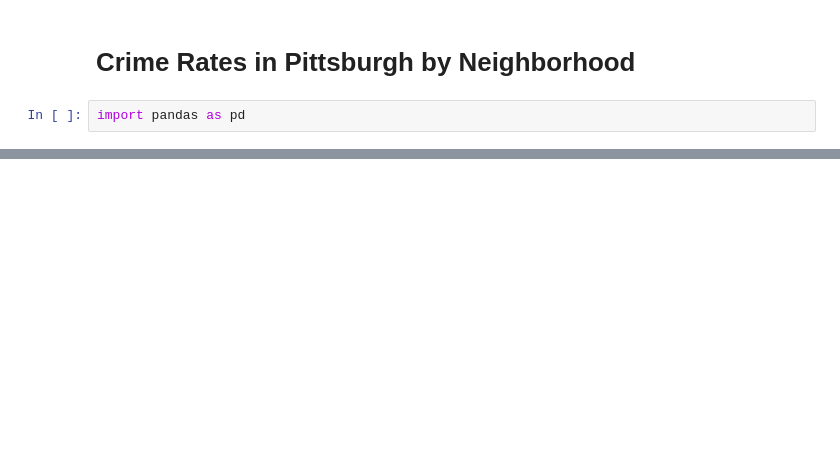
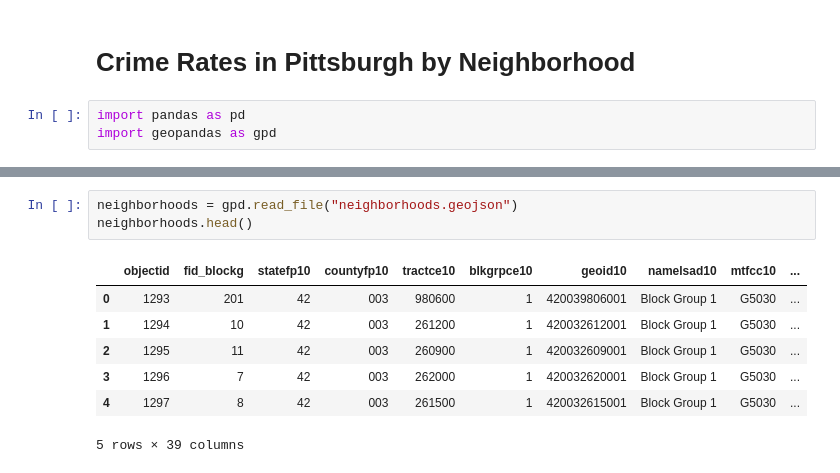
Before and after one commit to briankim-pitt/final-project, a Jupyter notebook: crime-rates.ipynb, the cells around one changed output, grey strips where cells are left out. Cells and saved outputs as stored; diff of their text form; blank space fills up the shorter version.

```diff
--- a/crime-rates.ipynb
+++ b/crime-rates.ipynb
@@ -2,6 +2,7 @@
 # Crime Rates in Pittsburgh by Neighborhood
 # %%
 import pandas as pd
+import geopandas as gpd
 # %%
 police_arrests = pd.read_csv("police-arrests.csv")
 police_arrests.head()
@@ -12,3 +13,14 @@ police_arrests.head()
 | 2 | 1974466 | 16144165 | 63.0 | F | B | 2016-08-03T16:45:00 | 900 Block Freeport RD Fox Chapel,... | 3929 Retail Theft. | 900 Block Freeport RD Fox Chapel,... | ... |
 | 3 | 1974550 | 16145257 | 25.0 | F | W | 2016-08-05T02:36:00 | Foreland ST & Cedar AV Pittsburgh... | 5503 Disorderly Conduct. / 5505 P... | Foreland ST & Cedar AV Pittsburgh... | ... |
 | 4 | 1974596 | 16145962 | 25.0 | M | B | 2016-08-06T02:00:00 | 900 Block Woodlow ST Pittsburgh, ... | 2702 Aggravated Assault. / 2705 R... | 900 Block Woodlow ST Pittsburgh, ... | ... |
+# %%
+neighborhoods = gpd.read_file("neighborhoods.geojson")
+neighborhoods.head()
+# %% [output]
+|  | objectid | fid_blockg | statefp10 | countyfp10 | tractce10 | blkgrpce10 | geoid10 | namelsad10 | mtfcc10 | ... |
+| 0 | 1293 | 201 | 42 | 003 | 980600 | 1 | 420039806001 | Block Group 1 | G5030 | ... |
+| 1 | 1294 | 10 | 42 | 003 | 261200 | 1 | 420032612001 | Block Group 1 | G5030 | ... |
+| 2 | 1295 | 11 | 42 | 003 | 260900 | 1 | 420032609001 | Block Group 1 | G5030 | ... |
+| 3 | 1296 | 7 | 42 | 003 | 262000 | 1 | 420032620001 | Block Group 1 | G5030 | ... |
+| 4 | 1297 | 8 | 42 | 003 | 261500 | 1 | 420032615001 | Block Group 1 | G5030 | ... |
+5 rows × 39 columns
```
Also changed, not shown: parts of 1 cell of this notebook, 1 other file.
